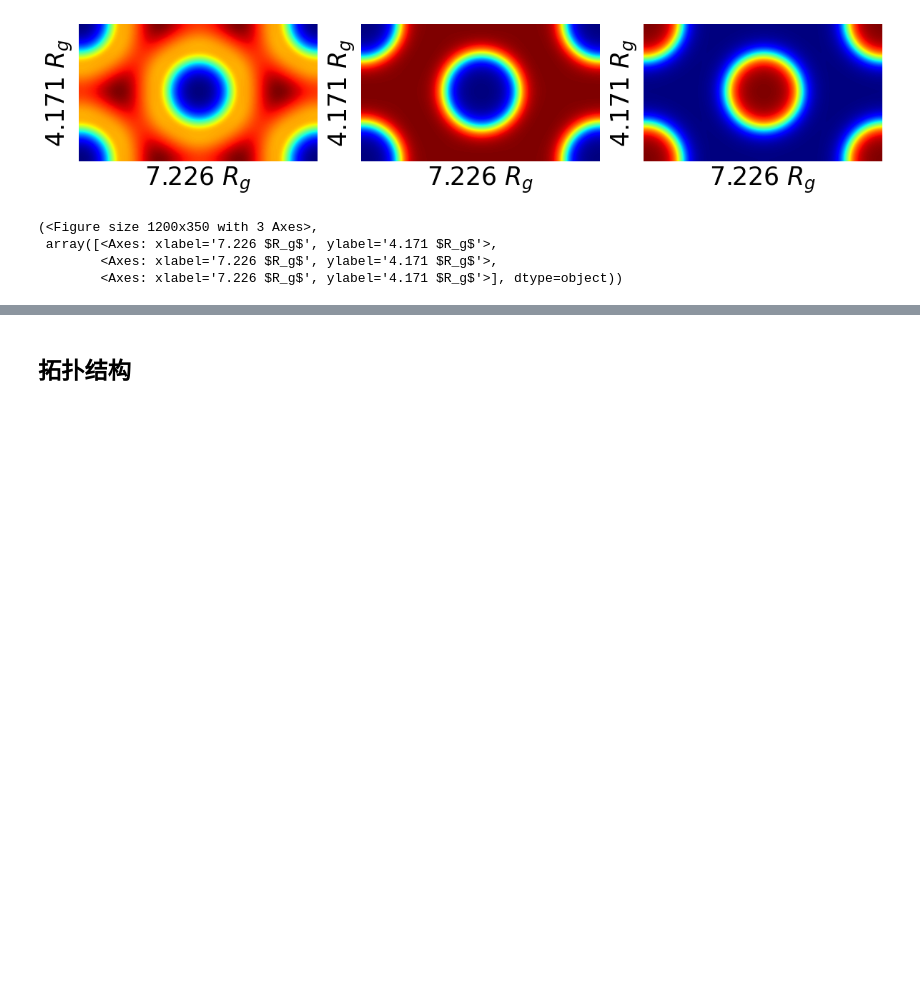
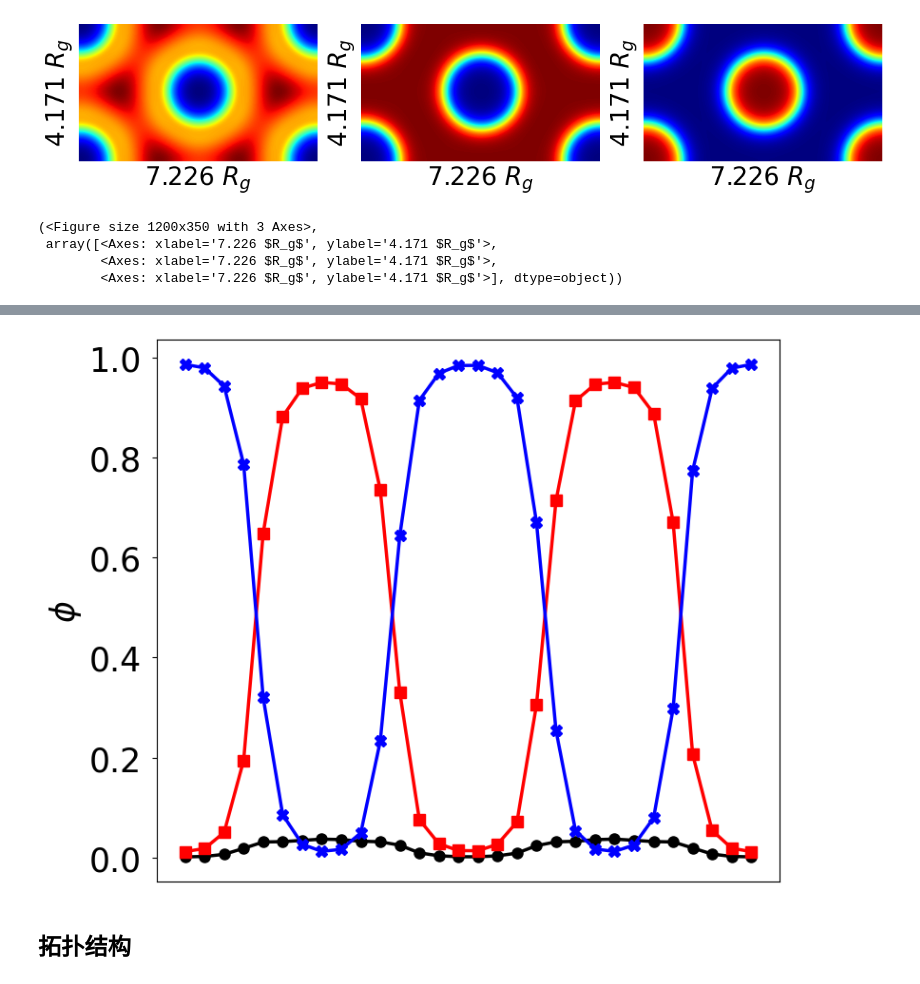
Before and after one commit to KangruiYuan/SimuBox, a Jupyter notebook: demos/scripts.ipynb, the cells around one changed output, grey strips where cells are left out. Drawn from its saved outputs; the diff is of its cells as text; code cells hidden in the pictures; blank space fills up the shorter version.

```diff
--- a/demos/scripts.ipynb
+++ b/demos/scripts.ipynb
@@ -21,3 +37,9 @@ iso2D(des, target="all")
+# %%
+path = check_filepath("./datasets/density/bin_block", filename="block.txt", )
+des = read_density(path)
+iso1D(des, target="all", direction="back-diag", xticks=False)
+# %% [output]
+[figure, added]
 # %% [markdown]
 ## 拓扑结构
 # %%
```
Also changed, not shown: parts of 6 cells of this notebook, 4 other files.
